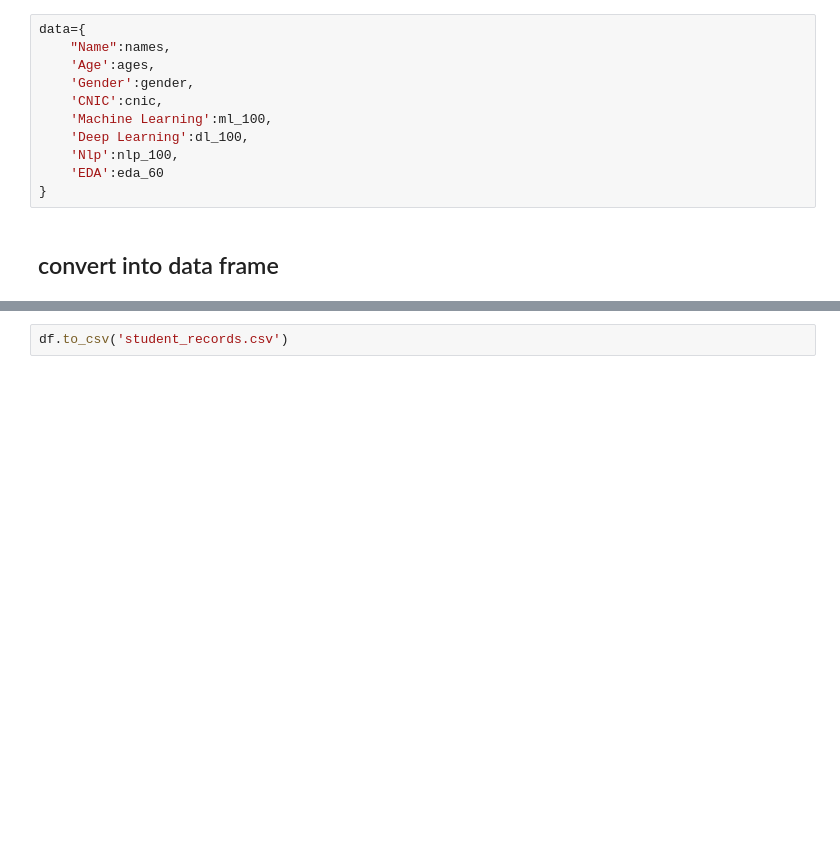
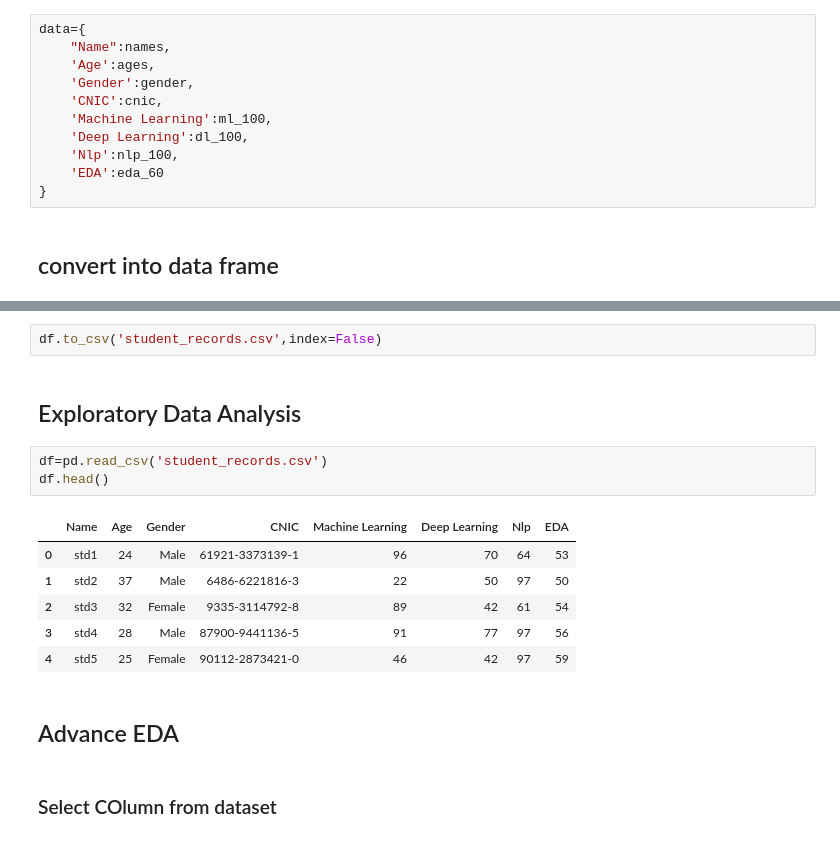
Before and after one commit to jahanzeb001/AI_Course, a Jupyter notebook: notebooks/EDA.ipynb, the cells around one changed output, grey strips where cells are left out. Drawn from its saved outputs; the diff is of its cells as text; blank space fills up the shorter version.

```diff
--- a/notebooks/EDA.ipynb
+++ b/notebooks/EDA.ipynb
@@ -124,2 +124,18 @@ df.head()
 # %%
-df.to_csv('student_records.csv')
+df.to_csv('student_records.csv',index=False)
+# %% [markdown]
+## Exploratory Data Analysis
+# %%
+df=pd.read_csv('student_records.csv')
+df.head()
+# %% [output]
+|  | Name | Age | Gender | CNIC | Machine Learning | Deep Learning | Nlp | EDA |
+| 0 | std1 | 24 | Male | 61921-3373139-1 | 96 | 70 | 64 | 53 |
+| 1 | std2 | 37 | Male | 6486-6221816-3 | 22 | 50 | 97 | 50 |
+| 2 | std3 | 32 | Female | 9335-3114792-8 | 89 | 42 | 61 | 54 |
+| 3 | std4 | 28 | Male | 87900-9441136-5 | 91 | 77 | 97 | 56 |
+| 4 | std5 | 25 | Female | 90112-2873421-0 | 46 | 42 | 97 | 59 |
+# %% [markdown]
+## Advance EDA
+# %% [markdown]
+### Select COlumn from dataset
```
Also changed, not shown: parts of 34 cells of this notebook, 2 other files.
